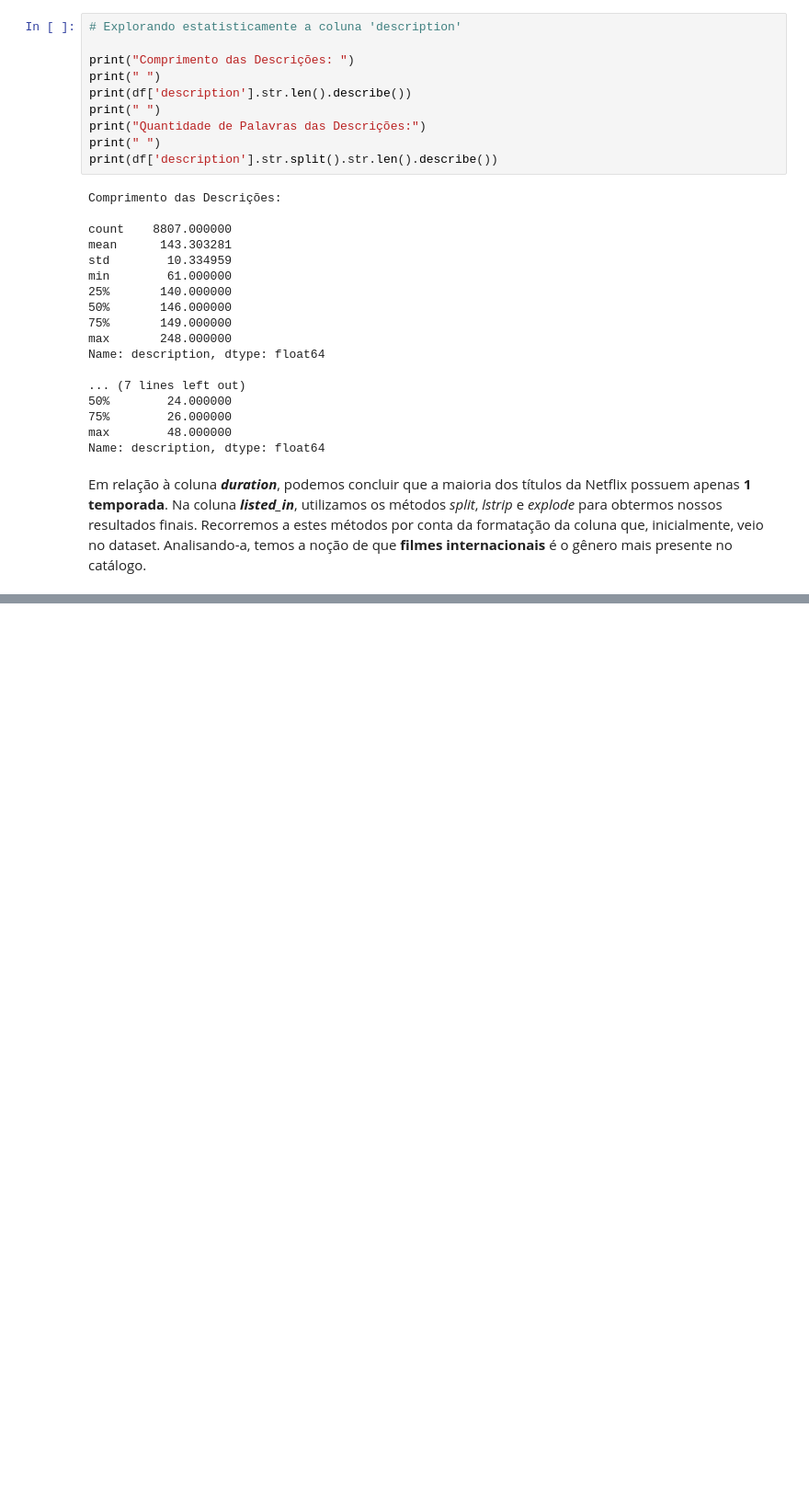
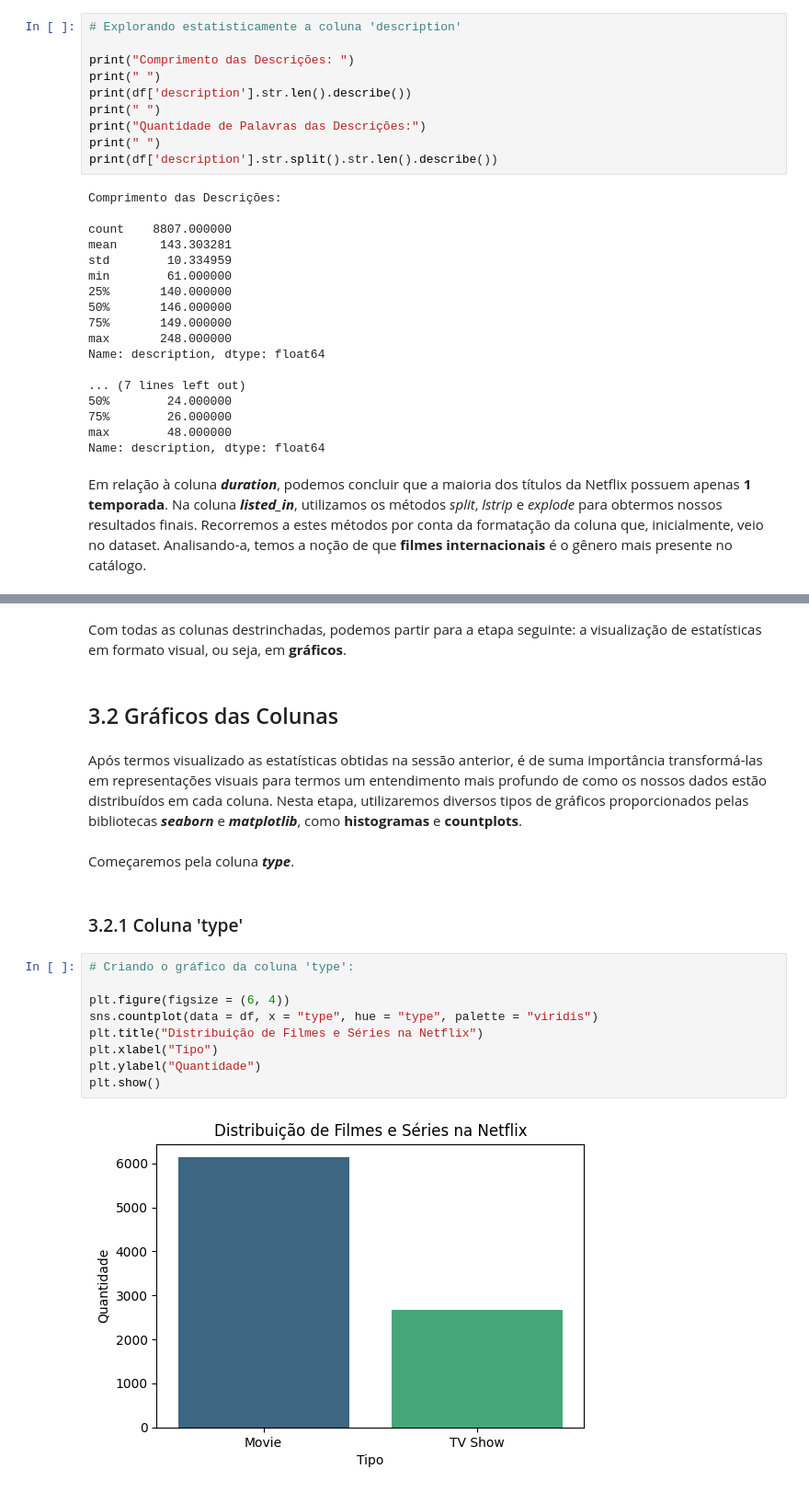
Before and after one commit to mendes078/Projeto_2025.2, a Jupyter notebook: Projeto - 2025.2/main.ipynb, the cells around one changed output, grey strips where cells are left out. Shown: that part at 92% size. Saved outputs shown, nothing was run; the diff lists cells and outputs as text; blank space fills up the shorter version.

Commit message:
6 - início da criação dos gráficos
Começando a parte de criação dos gráficos, mais especificamente das colunas 'type', 'director' e 'cast'.

```diff
--- a/Projeto - 2025.2/main.ipynb
+++ b/Projeto - 2025.2/main.ipynb
@@ -353,0 +358,21 @@ Por fim, como a coluna **_description_** é composta, principalmente, por frases
+# %% [markdown]
+Com todas as colunas destrinchadas, podemos partir para a etapa seguinte: a visualização de estatísticas em formato visual, ou seja, em **gráficos**.
+# %% [markdown]
+## 3.2 Gráficos das Colunas
+# %% [markdown]
+Após termos visualizado as estatísticas obtidas na sessão anterior, é de suma importância transformá-las em representações visuais para termos um entendimento mais profundo de como os nossos dados estão distribuídos em cada coluna. Nesta etapa, utilizaremos diversos tipos de gráficos proporcionados pelas bibliotecas **_seaborn_** e **_matplotlib_**, como **histogramas** e **countplots**.
+# %% [markdown]
+Começaremos pela coluna **_type_**.
+# %% [markdown]
+### 3.2.1 Coluna 'type'
+# %%
+# Criando o gráfico da coluna 'type':
+
+plt.figure(figsize = (6, 4))
+sns.countplot(data = df, x = "type", hue = "type", palette = "viridis")
+plt.title("Distribuição de Filmes e Séries na Netflix")
+plt.xlabel("Tipo")
+plt.ylabel("Quantidade")
+plt.show()
+# %% [output]
+[figure, added]
```
Also changed, not shown: parts of 15 cells of this notebook.
